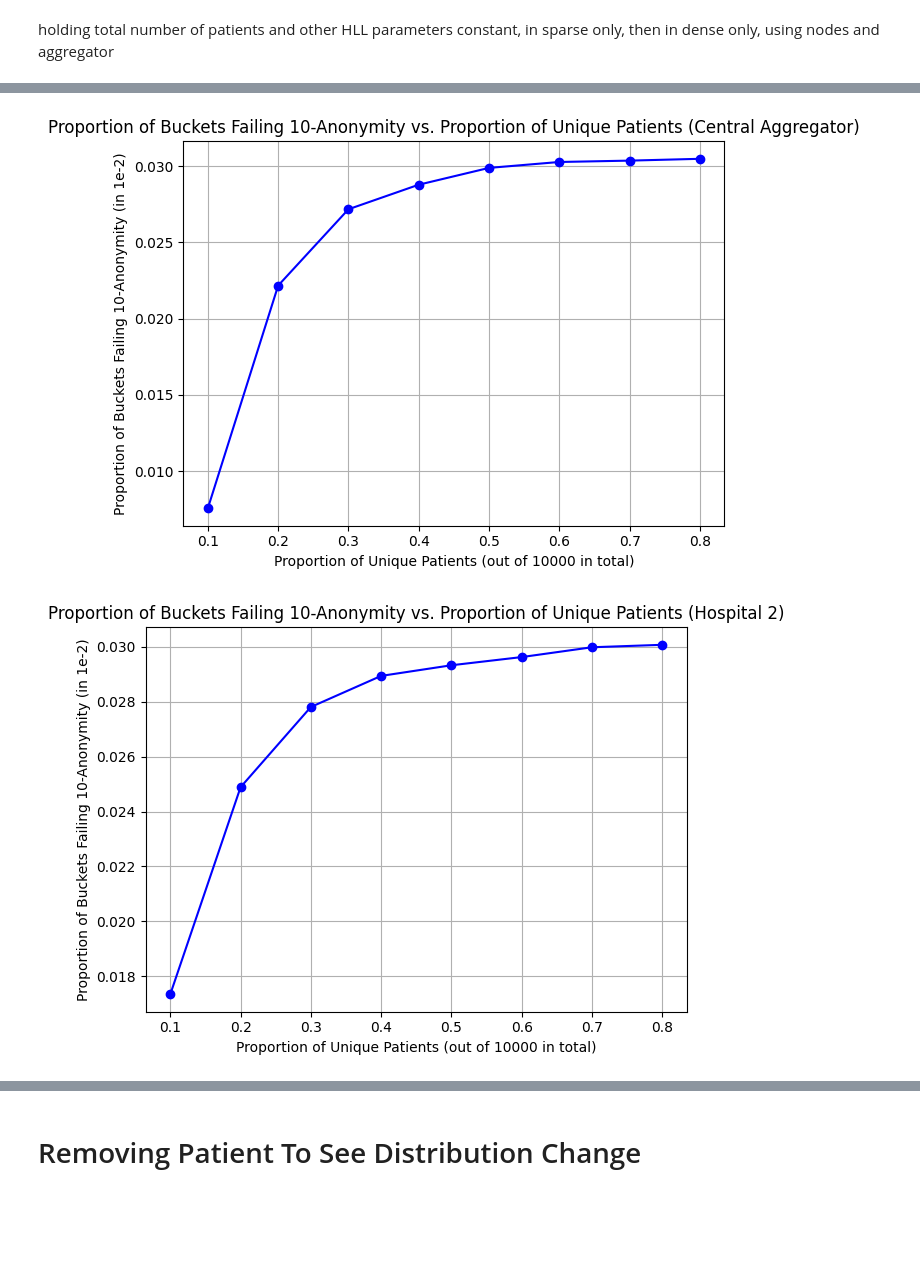
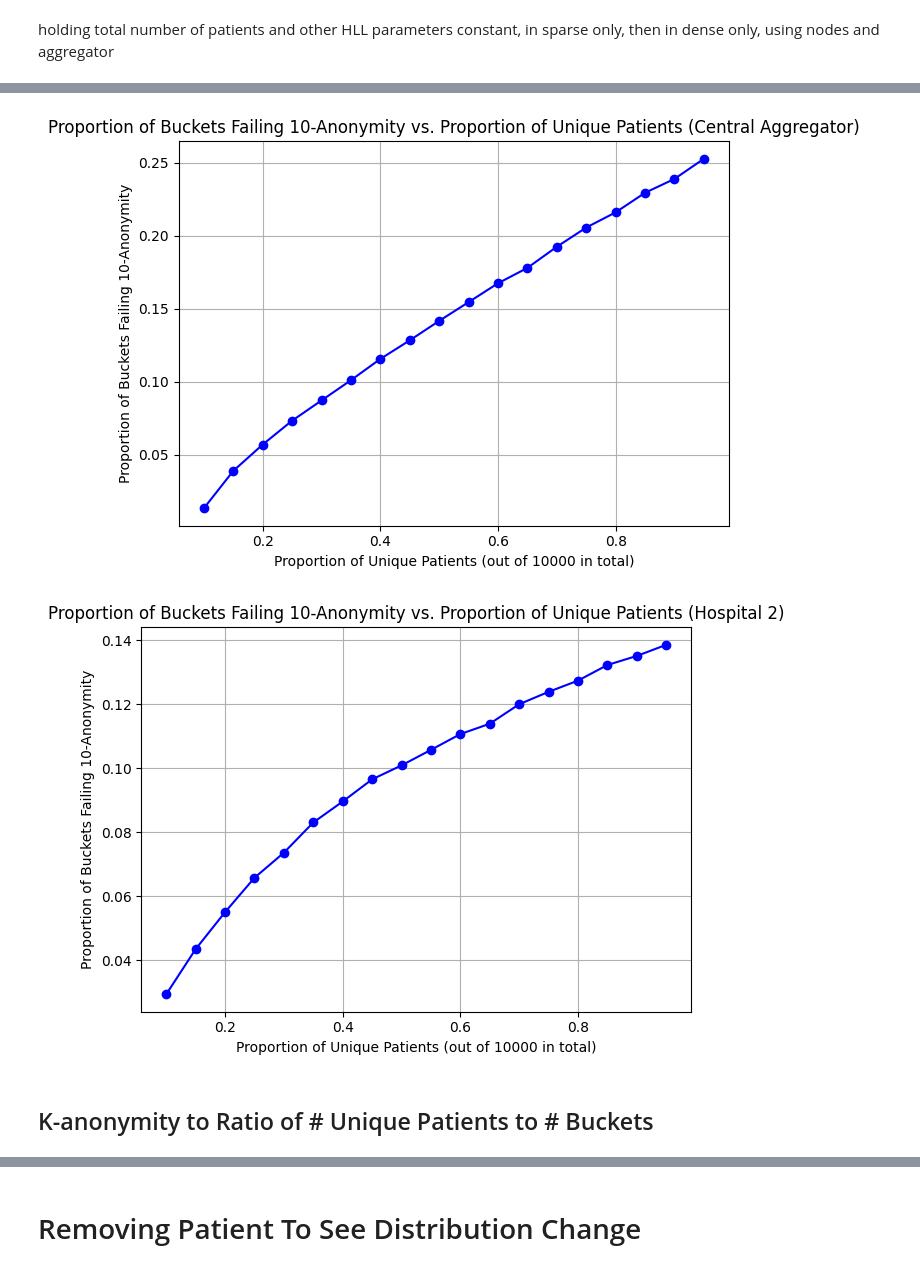
Before and after one commit to bjoggin/hll, a Jupyter notebook: hllpp_experiments.ipynb, the cells around one changed output, grey strips where cells are left out. Cells and saved outputs as stored; diff of their text form; code cells hidden in the pictures; blank space fills up the shorter version.

Commit message:
add p_non_k to ratio graph, and trials of differential privacy with set p

```diff
--- a/hllpp_experiments.ipynb
+++ b/hllpp_experiments.ipynb
@@ -11,15 +12,15 @@ from utils import *
 holding total number of patients and other HLL parameters constant, in sparse only, then in dense only, using nodes and aggregator
 # %%
 K = 10
-P = 10
-P_PRIME = 25
+P = 15
+P_PRIME = 10
 N_HOSPITALS = 2
 # %%
 p_non_k = []
 h1_p_non_k = []
 h2_p_non_k = []
 
-for n_unique in range(1000, 9000, 1000):
+for n_unique in range(1000, 10000, 500):
     h1, h2 = get_hospital_hlls(10000, n_unique, N_HOSPITALS, P, P_PRIME)
     h1_p_non_k.append(h1.proportion_not_k_anonymous(K))
     h2_p_non_k.append(h2.proportion_not_k_anonymous(K))
@@ -49,21 +50,23 @@ for n_unique in range(1000, 9000, 1000):
 # %%
 # plt.figure(figsize=(8, 5))
-plt.plot(np.array(range(1000, 9000, 1000))/10000, np.array(p_non_k)*1000, marker='o', linestyle='-', color='b')
+plt.plot(np.array(range(1000, 10000, 500))/10000, np.array(p_non_k), marker='o', linestyle='-', color='b')
 plt.title("Proportion of Buckets Failing 10-Anonymity vs. Proportion of Unique Patients (Central Aggregator)")
 plt.xlabel("Proportion of Unique Patients (out of 10000 in total)")
-plt.ylabel("Proportion of Buckets Failing 10-Anonymity (in 1e-2)")
+plt.ylabel("Proportion of Buckets Failing 10-Anonymity")
 plt.grid(True)
 plt.tight_layout()
 plt.show()
 # %% [output]
-[figure, old version]
+[figure, new version]
 # %%
-plt.plot(np.array(range(1000, 9000, 1000))/10000, np.array(h2_p_non_k)*1000, marker='o', linestyle='-', color='b')
+plt.plot(np.array(range(1000, 10000, 500))/10000, np.array(h2_p_non_k), marker='o', linestyle='-', color='b')
 plt.title("Proportion of Buckets Failing 10-Anonymity vs. Proportion of Unique Patients (Hospital 2)")
 plt.xlabel("Proportion of Unique Patients (out of 10000 in total)")
-plt.ylabel("Proportion of Buckets Failing 10-Anonymity (in 1e-2)")
+plt.ylabel("Proportion of Buckets Failing 10-Anonymity")
 plt.grid(True)
 plt.tight_layout()
 plt.show()
 # %% [output]
-[figure, old version]
+[figure, new version]
+# %% [markdown]
+## K-anonymity to Ratio of # Unique Patients to # Buckets
```
Also changed, not shown: parts of 26 cells of this notebook.
